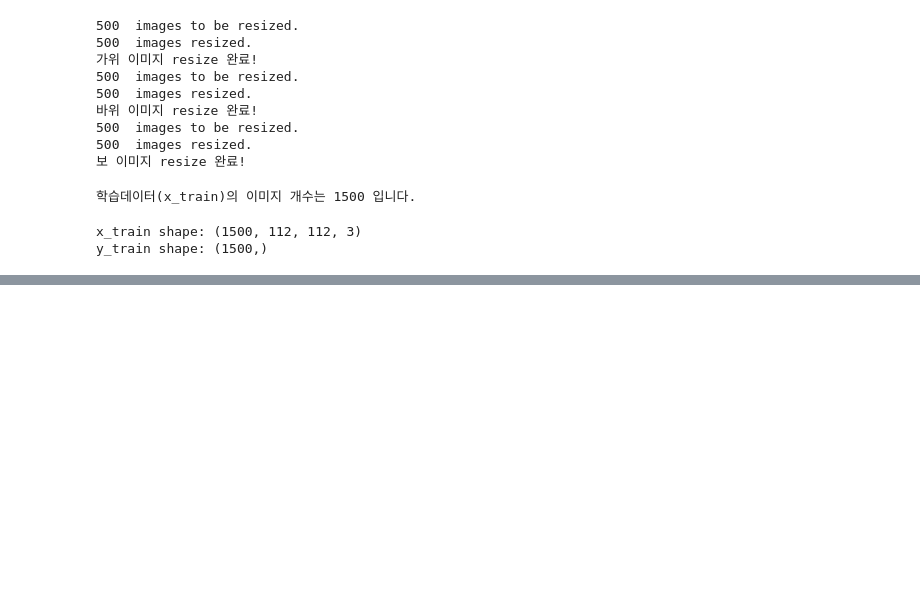
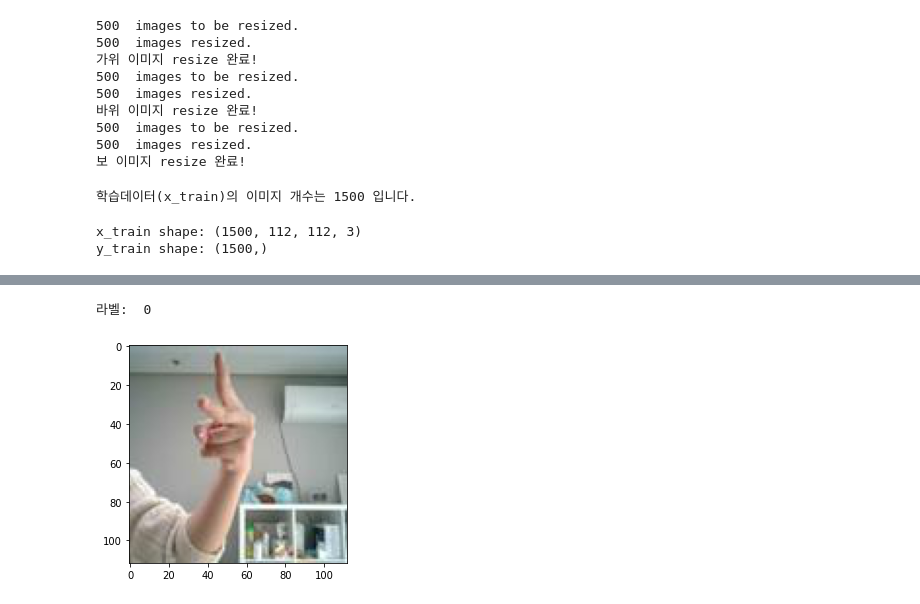
Before and after one commit to jongwoo108/AIFFEL_Online_2nd, a Jupyter notebook: [EX-10]rock_scissor_paper.ipynb, the cells around one changed output, grey strips where cells are left out. Cells and saved outputs as stored; diff of their text form; code cells hidden in the pictures; blank space fills up the shorter version.

```diff
--- a/[EX-10]rock_scissor_paper.ipynb
+++ b/[EX-10]rock_scissor_paper.ipynb
@@ -802,0 +852,6 @@ print('라벨: ', y_train[0])
+# %%
+plt.imshow(x_train_new[200])
+print('라벨: ', y_train_new[200])
+# %% [output]
+라벨:  0
+[figure, added]
```
Also changed, not shown: parts of 18 cells of this notebook.
